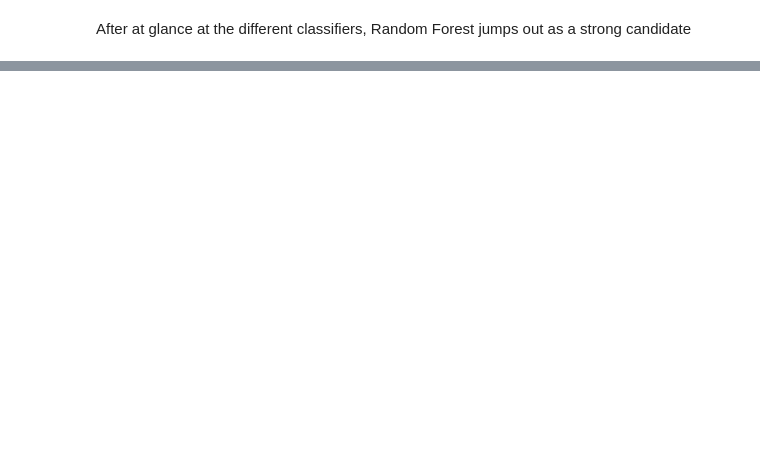
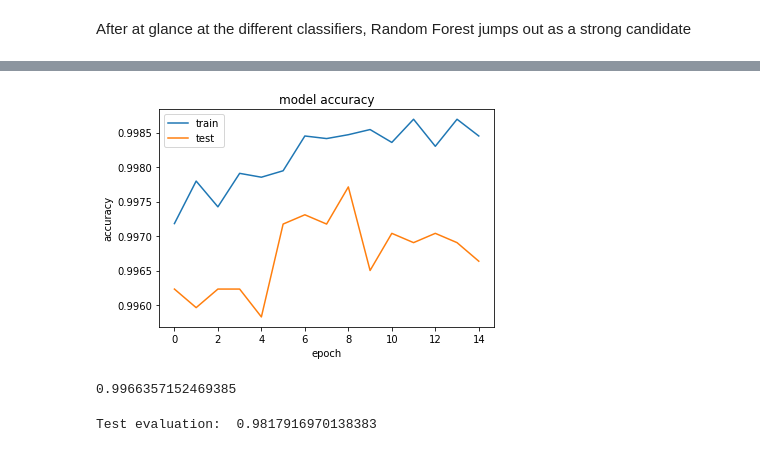
Before and after one commit to blane07/altantic-hurricane-paths, a Jupyter notebook: Model.ipynb, the cells around one changed output, grey strips where cells are left out. Cells and saved outputs as stored; diff of their text form; code cells hidden in the pictures; blank space fills up the shorter version.

Commit message:
Created neural nets with great F1 scores

```diff
--- a/Model.ipynb
+++ b/Model.ipynb
@@ -121,0 +439,18 @@ metrics.f1_score(y_test.G, clf.predict(X_test))
+# %%
+plt.figure()
+plt.plot(hist.history['acc'])
+plt.plot(hist.history['val_acc'])
+plt.title('model accuracy')
+plt.ylabel('accuracy')
+plt.xlabel('epoch')
+plt.legend(['train', 'test'], loc='best')
+plt.show()
+hist.history['val_acc'][-1]
+# %% [output]
+[figure, added]
+0.9966357152469385
+# %%
+print('Test evaluation: ', metrics.f1_score(ytest[zone],
+                                            np.round(model.predict(Xtest[zone]))))
+# %% [output]
+Test evaluation:  0.9817916970138383
```
Also changed, not shown: parts of 46 cells of this notebook.
